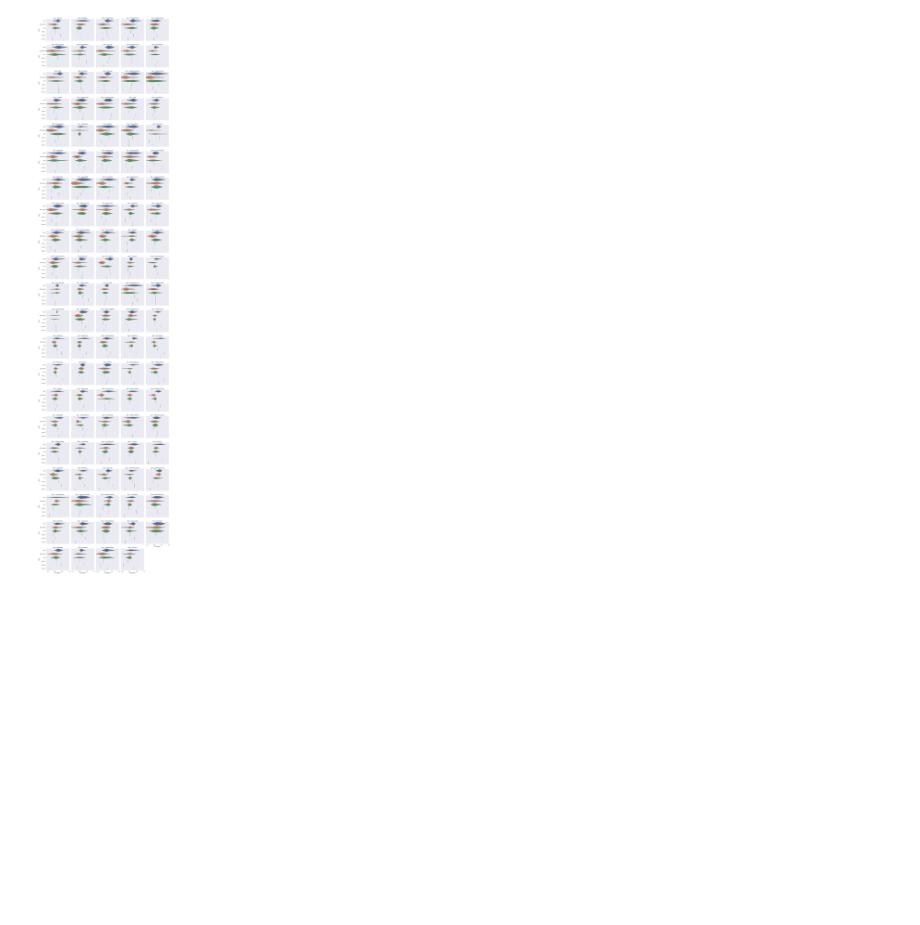
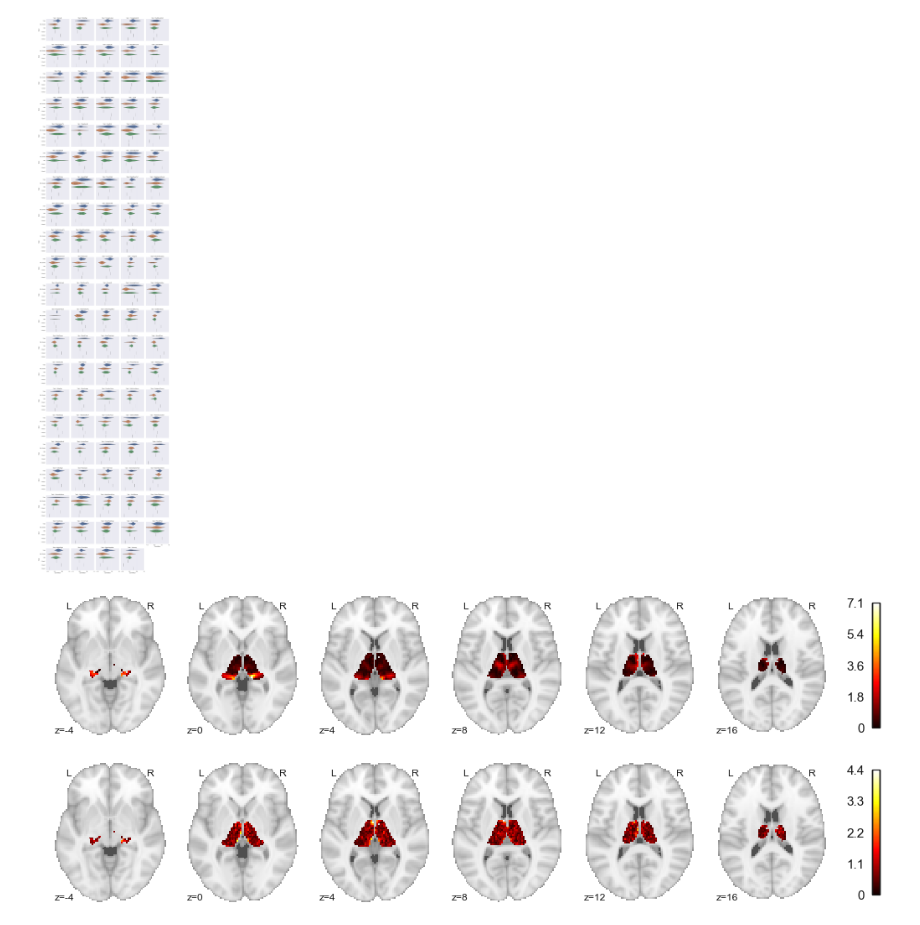
Before and after one commit to HwangLabNeuroCogDynamics/ThalamicTaskHubs, a Jupyter notebook: mdtb_analysis.ipynb, the cells around one changed output. Drawn from its saved outputs; the diff is of its cells as text; code cells hidden in the pictures; blank space fills up the shorter version.

```diff
--- a/mdtb_analysis.ipynb
+++ b/mdtb_analysis.ipynb
@@ -440,9 +443,9 @@ tomoya_dir_tree = base.DirectoryTree('/mnt/nfs/lss/lss_kahwang_hpc/data/Tomoya')
 subjects = base.get_subjects(tomoya_dir_tree.deconvolve_dir, tomoya_dir_tree)
 stim_config_df = pd.read_csv(tomoya_dir_tree.deconvolve_dir + paths.STIM_CONFIG)
 TOMOYA_TASKS = stim_config_df["Stim Label"].tolist()
-masker = masks.get_binary_masker(masks.MOREL_PATH)
+tomoya_masker = masks.get_binary_masker(masks.MOREL_PATH)
 
-masker.fit(nib.load('/mnt/nfs/lss/lss_kahwang_hpc/data/Tomoya/3dDeconvolve/sub-01/FIRmodel_MNI_stats.nii'))
+tomoya_masker.fit(nib.load('/mnt/nfs/lss/lss_kahwang_hpc/data/Tomoya/3dDeconvolve/sub-01/FIRmodel_MNI_stats.nii'))
 # tomoya_beta_matrix = glm.load_brik(subjects, masker, 'FIRmodel_MNI_stats.nii', 2227, TOMOYA_TASKS)
 # np.save('tomoya_beta.npy', tomoya_beta_matrix)
 
@@ -471,8 +474,8 @@ tomoya_cortical_betas = np.load(os.path.join(tomoya_dir_tree.analysis_dir, 'beta
 # %%
 # PCA on Tomoya
 averaged_sub_beta_tomoya = np.mean(tomoya_beta_matrix, axis=2)
-tomoya_pca_comps, tomoya_loadings = run_pca(averaged_sub_beta_tomoya, tomoya_dir_tree, 'tomoya_pca', TOMOYA_TASKS)
-tomoya_task_space = all_comps_task_space(tomoya_pca_comps, tomoya_loadings, tomoya_dir_tree, TOMOYA_TASKS)
+tomoya_pca_comps, tomoya_loadings, tomoya_explained_var = run_pca(averaged_sub_beta_tomoya, tomoya_dir_tree, 'tomoya_pca', TOMOYA_TASKS)
+tomoya_task_space = all_comps_task_space(tomoya_pca_comps, tomoya_loadings, tomoya_dir_tree, TOMOYA_TASKS, tomoya_masker)
 # %% [output]
 Explained variance:
 [0.24283326 0.13583435 0.1266729  0.04636843 0.03969473 0.03290696
@@ -560,7 +565,7 @@ tom_sub_evoked_1 = corr_sub(tomoya_rs, np.ones(tomoya_beta_matrix.shape), tomoya
 tom_avg_evoked_1 = corr_avg(tomoya_rs, np.ones([tomoya_beta_matrix.shape[0], tomoya_beta_matrix.shape[1]]), tomoya_cortical_betas, TOMOYA_TASKS)
 
 #null
-tom_null_corr_array, tom_null_sub_corr_array = null_corr(100, tomoya_beta_matrix, tomoya_beta_corticals, tomoya_rs, TOMOYA_TASKS)
+tom_null_corr_array, tom_null_sub_corr_array = null_corr(100, tomoya_beta_matrix, tomoya_cortical_betas, tomoya_rs, TOMOYA_TASKS)
 
 # threshold high pca voxels
 tom_comps_task_space_corr = np.zeros([len(TOMOYA_TASKS), 3])
@@ -608,3 +613,19 @@ display(HTML(sub_corr_stats.to_html()))
 | 75% | 0.224260 | 0.366687 | 0.264918 | 0.311787 | 0.201418 | 0.367955 | 0.223430 | 0.405666 | ... |
 | max | 0.297435 | 0.442051 | 0.451257 | 0.571074 | 0.252734 | 0.610903 | 0.367404 | 0.514304 | ... |
 [figure]
+# %%
+# avg component
+def sum_comps(pca_comps, explained_var_list, masker):
+    summed_comps = np.empty([2227])
+
+    for i in range(pca_comps.shape[1]):
+        weighted_comp = np.abs(pca_comps[:, i]) * explained_var_list[i]
+        summed_comps += weighted_comp
+
+    plotting.plot_thal(masker.inverse_transform(summed_comps))
+
+sum_comps(mdtb_pca_comps, mdtb_explained_var, mdtb_masker)
+sum_comps(tomoya_pca_comps, tomoya_explained_var, tomoya_masker)
+# %% [output]
+[figure, added]
+[figure, added]
```
Also changed, not shown: parts of 11 cells of this notebook.
